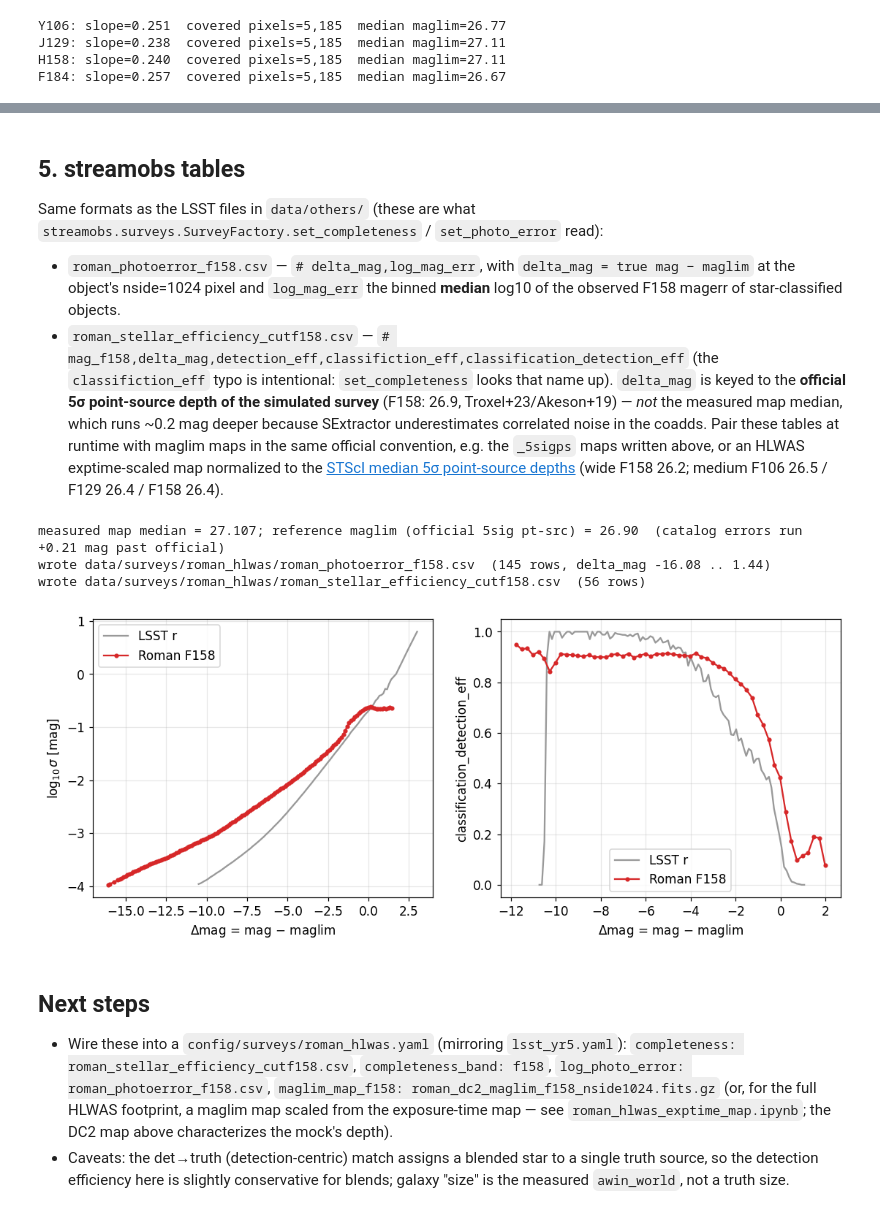
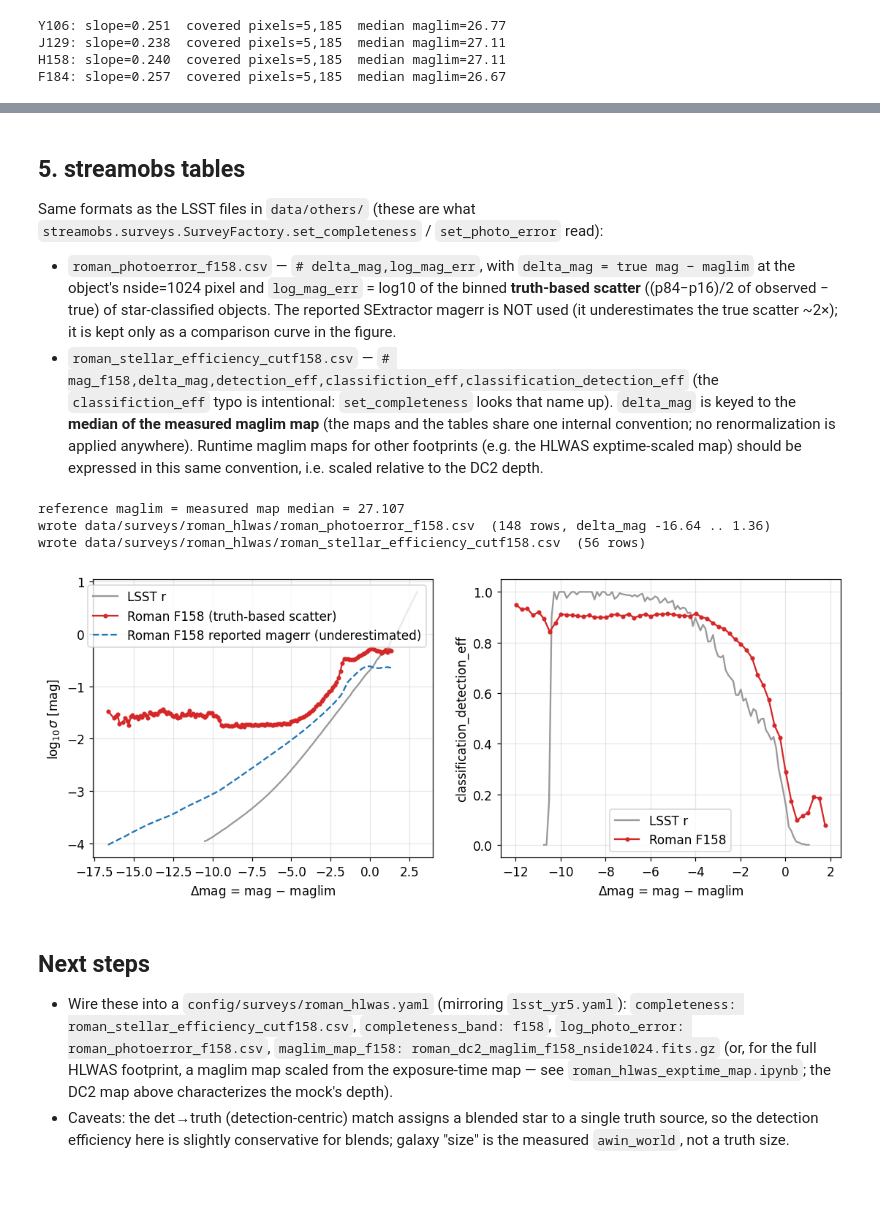
Before and after one commit to LSSTDESC/streamobs, a Jupyter notebook: notebooks/create_streamobs_files_hlwas.ipynb, the cells around one changed output, grey strips where cells are left out. Cells and saved outputs as stored; diff of their text form; code cells hidden in the pictures; blank space fills up the shorter version.

```diff
--- a/notebooks/create_streamobs_files_hlwas.ipynb
+++ b/notebooks/create_streamobs_files_hlwas.ipynb
@@ -155,19 +146,24 @@ against the true F158 magnitude, with the binned median overlaid.
 # %%
 sel = (cat.matched & (cat.class_star > CLASS_STAR_CUT) & (cat["flags"] < FLAG_CUT))
-pe = cat.loc[sel, [f"truth_mag_{BAND}", f"magerr_auto_{BAND}"]].dropna()
+pe = cat.loc[sel, [f"truth_mag_{BAND}", f"mag_auto_{BAND}", f"magerr_auto_{BAND}"]].dropna()
 x, y = pe[f"truth_mag_{BAND}"].values, pe[f"magerr_auto_{BAND}"].values
 print(f"{len(pe):,} star-classified matched detections with F158 photometry")
 
-med, lo, hi = (np.full(MAG_MID.size, np.nan) for _ in range(3))
+dm = pe[f"mag_auto_{BAND}"].values - pe[f"truth_mag_{BAND}"].values
+med, lo, hi, scat = (np.full(MAG_MID.size, np.nan) for _ in range(4))
 ib = np.digitize(x, MAG_BINS) - 1
 for i in range(MAG_MID.size):
     yy = y[ib == i]
     if yy.size >= 20:
         lo[i], med[i], hi[i] = np.percentile(yy, [16, 50, 84])
+        v = dm[ib == i]
+        scat[i] = (np.percentile(v, 84) - np.percentile(v, 16)) / 2
 
 fig, ax = plt.subplots(figsize=(7, 5))
 hb = ax.hexbin(x, np.log10(y), gridsize=180, bins="log", mincnt=1, cmap="viridis")
-ax.plot(MAG_MID, np.log10(med), "r-", lw=2, label="median")
+ax.plot(MAG_MID, np.log10(med), "r-", lw=2, label="median reported magerr")
+ax.plot(MAG_MID, np.log10(scat), "-", color="orange", lw=2,
+        label="truth-based scatter of (obs $-$ true)")
 ax.plot(MAG_MID, np.log10(lo), "r--", lw=1, label="16/84%")
 ax.plot(MAG_MID, np.log10(hi), "r--", lw=1)
 ax.axhline(np.log10(2.5 / np.log(10) / SNR_DEPTH), color="w", ls=":", lw=1.5,
@@ -425,48 +455,49 @@ Same formats as the LSST files in `data/others/` (these are what
 
 - `roman_photoerror_f158.csv` — `# delta_mag,log_mag_err`, with
   `delta_mag = true mag − maglim` at the object's nside=1024 pixel and
-  `log_mag_err` the binned **median** log10 of the observed F158 magerr of
-  star-classified objects.
+  `log_mag_err` = log10 of the binned **truth-based scatter** ((p84−p16)/2 of
+  observed − true) of star-classified objects. The reported SExtractor magerr is
+  NOT used (it underestimates the true scatter ~2×); it is kept only as a
+  comparison curve in the figure.
 - `roman_stellar_efficiency_cutf158.csv` —
   `# mag_f158,delta_mag,detection_eff,classifiction_eff,classification_detection_eff`
   (the `classifiction_eff` typo is intentional: `set_completeness` looks that name up).
-  `delta_mag` is keyed to the **official 5σ point-source depth of the simulated
-  survey** (F158: 26.9, Troxel+23/Akeson+19) — *not* the measured map median, which runs
-  ~0.2 mag deeper because SExtractor underestimates correlated noise in the coadds.
-  Pair these tables at runtime with maglim maps in the same official convention, e.g.
-  the `_5sigps` maps written above, or an HLWAS exptime-scaled map normalized to the
-  [STScI median 5σ point-source depths](https://roman-docs.stsci.edu/roman-community-defined-surveys/high-latitude-wide-area-survey)
-  (wide F158 26.2; medium F106 26.5 / F129 26.4 / F158 26.4).
+  `delta_mag` is keyed to the **median of the measured maglim map** (the maps and the
+  tables share one internal convention; no renormalization is applied anywhere).
+  Runtime maglim maps for other footprints (e.g. the HLWAS exptime-scaled map) should
+  be expressed in this same convention, i.e. scaled relative to the DC2 depth.
 # %%
 mlm = maglim_maps[BAND]
 covered = mlm != hp.UNSEEN
-MAGLIM_MEASURED = float(np.median(mlm[covered]))
-MAGLIM_REF = SIM_DEPTH_5SIG[BAND]   # official 5-sigma point-source depth of the simulated survey
-print(f"measured map median = {MAGLIM_MEASURED:.3f}; reference maglim (official 5sig pt-src) = "
-      f"{MAGLIM_REF:.2f}  (catalog errors run {MAGLIM_MEASURED - MAGLIM_REF:+.2f} mag past official)")
+MAGLIM_REF = float(np.median(mlm[covered]))   # tables keyed to the measured map median
+print(f"reference maglim = measured map median = {MAGLIM_REF:.3f}")
 
 # --- photoerror table -------------------------------------------------------
 sel = (cat.matched & (cat.class_star > CLASS_STAR_CUT) & (cat["flags"] < FLAG_CUT))
-pe = cat.loc[sel, ["alphawin_j2000", "deltawin_j2000",
-                   f"truth_mag_{BAND}", f"magerr_auto_{BAND}"]].dropna()
+pe = cat.loc[sel, ["alphawin_j2000", "deltawin_j2000", f"truth_mag_{BAND}",
+                   f"mag_auto_{BAND}", f"magerr_auto_{BAND}"]].dropna()
 pix = hp.ang2pix(NSIDE, pe.alphawin_j2000.values, pe.deltawin_j2000.values, lonlat=True)
 ml_local = mlm[pix]
 good = ml_local != hp.UNSEEN
-# per-pixel maglim in the official convention (same shift as the _5sigps maps)
-delta = pe[f"truth_mag_{BAND}"].values[good] - (ml_local[good] - MAGLIM_MEASURED + MAGLIM_REF)
-logerr = np.log10(pe[f"magerr_auto_{BAND}"].values[good])
+delta = pe[f"truth_mag_{BAND}"].values[good] - ml_local[good]
+# the error model is the TRUTH-BASED scatter of (observed - true): the reported
+# SExtractor magerr underestimates it by ~2x (correlated noise in the coadds)
+dm_obs = (pe[f"mag_auto_{BAND}"].values - pe[f"truth_mag_{BAND}"].values)[good]
+logerr_reported = np.log10(pe[f"magerr_auto_{BAND}"].values[good])
 
 dbins = np.arange(np.floor(delta.min() * 10) / 10, 1.5 + 1e-6, 0.12)
 dmid = 0.5 * (dbins[1:] + dbins[:-1])
-med_logerr = np.full(dmid.size, np.nan)
+log_scatter = np.full(dmid.size, np.nan)
+med_logerr_rep = np.full(dmid.size, np.nan)
 ib = np.digitize(delta, dbins) - 1
 for i in range(dmid.size):
-    v = logerr[ib == i]
+    v = dm_obs[ib == i]
     if v.size >= 20:
-        med_logerr[i] = np.median(v)
-keep = np.isfinite(med_logerr)
+        log_scatter[i] = np.log10((np.percentile(v, 84) - np.percentile(v, 16)) / 2)
+        med_logerr_rep[i] = np.median(logerr_reported[ib == i])
+keep = np.isfinite(log_scatter)
 
-photoerr_tab = pd.DataFrame({"delta_mag": dmid[keep], "log_mag_err": med_logerr[keep]})
+photoerr_tab = pd.DataFrame({"delta_mag": dmid[keep], "log_mag_err": log_scatter[keep]})
 fpe = OUT_DIR / "roman_photoerror_f158.csv"
 np.savetxt(fpe, photoerr_tab.values, delimiter=",", header="delta_mag,log_mag_err", fmt="%.6f")
 print(f"wrote {fpe.relative_to(REPO)}  ({len(photoerr_tab)} rows, "
@@ -476,37 +507,40 @@ print(f"wrote {fpe.relative_to(REPO)}  ({len(photoerr_tab)} rows, "
 eff_tab = pd.DataFrame({
     "mag_f158": MAG_MID,
     "delta_mag": MAG_MID - MAGLIM_REF,
     "detection_eff": eff_det,
     "classifiction_eff": eff_cls,
     "classification_detection_eff": eff_both,
 })
 eff_tab = eff_tab[n_all >= 20].fillna(0.0)
 feff = OUT_DIR / "roman_stellar_efficiency_cutf158.csv"
 np.savetxt(feff, eff_tab.values, delimiter=",",
            header="mag_f158,delta_mag,detection_eff,classifiction_eff,classification_detection_eff",
            fmt="%.6f")
 print(f"wrote {feff.relative_to(REPO)}  ({len(eff_tab)} rows)")
 
 # --- sanity overlay vs the LSST r-band tables --------------------------------
 lsst_pe = np.genfromtxt(REPO / "data/others/lsst_photoerror_r.csv", delimiter=",", names=True)
 lsst_eff = np.genfromtxt(REPO / "data/others/lsst_stellar_efficiency_cutr.csv", delimiter=",", names=True)
 
 fig, axes = plt.subplots(1, 2, figsize=(12, 4.5))
 axes[0].plot(lsst_pe["delta_mag"], lsst_pe["log_mag_err"], "-", color="0.6", label="LSST r")
-axes[0].plot(photoerr_tab.delta_mag, photoerr_tab.log_mag_err, "C3o-", ms=3, label="Roman F158")
+axes[0].plot(photoerr_tab.delta_mag, photoerr_tab.log_mag_err, "C3o-", ms=3,
+             label="Roman F158 (truth-based scatter)")
+axes[0].plot(dmid[keep], med_logerr_rep[keep], "C0--", lw=1.5,
+             label="Roman F158 reported magerr (underestimated)")
 axes[0].set(xlabel=r"$\Delta$mag = mag $-$ maglim", ylabel=r"$\log_{10}\sigma$ [mag]")
 axes[0].legend(); axes[0].grid(alpha=0.3)
 axes[1].plot(lsst_eff["delta_mag"], lsst_eff["classification_detection_eff"], "-", color="0.6", label="LSST r")
 axes[1].plot(eff_tab.delta_mag, eff_tab.classification_detection_eff, "C3o-", ms=3, label="Roman F158")
 axes[1].set(xlabel=r"$\Delta$mag = mag $-$ maglim", ylabel="classification_detection_eff")
 axes[1].legend(); axes[1].grid(alpha=0.3)
 fig.savefig(FIG_DIR / "lsst_comparison.png", dpi=130, bbox_inches="tight")
 plt.show()
 # %% [output]
-measured map median = 27.107; reference maglim (official 5sig pt-src) = 26.90  (catalog errors run +0.21 mag past official)
-wrote data/surveys/roman_hlwas/roman_photoerror_f158.csv  (145 rows, delta_mag -16.08 .. 1.44)
+reference maglim = measured map median = 27.107
+wrote data/surveys/roman_hlwas/roman_photoerror_f158.csv  (148 rows, delta_mag -16.64 .. 1.36)
 wrote data/surveys/roman_hlwas/roman_stellar_efficiency_cutf158.csv  (56 rows)
-[figure, old version]
+[figure, new version]
 # %% [markdown]
 ## Next steps
 
```
Also changed, not shown: parts of 6 cells of this notebook, 5 other files.
